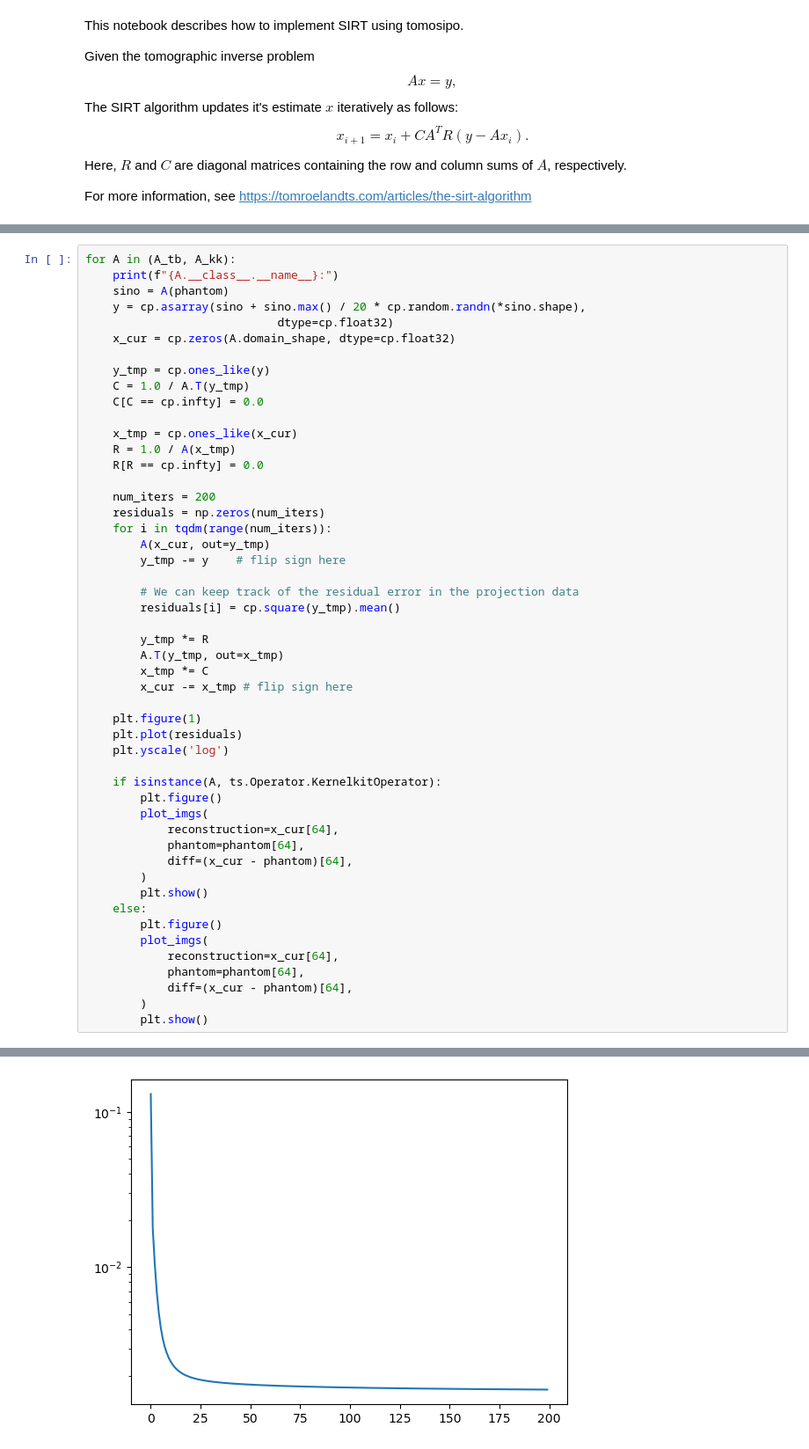
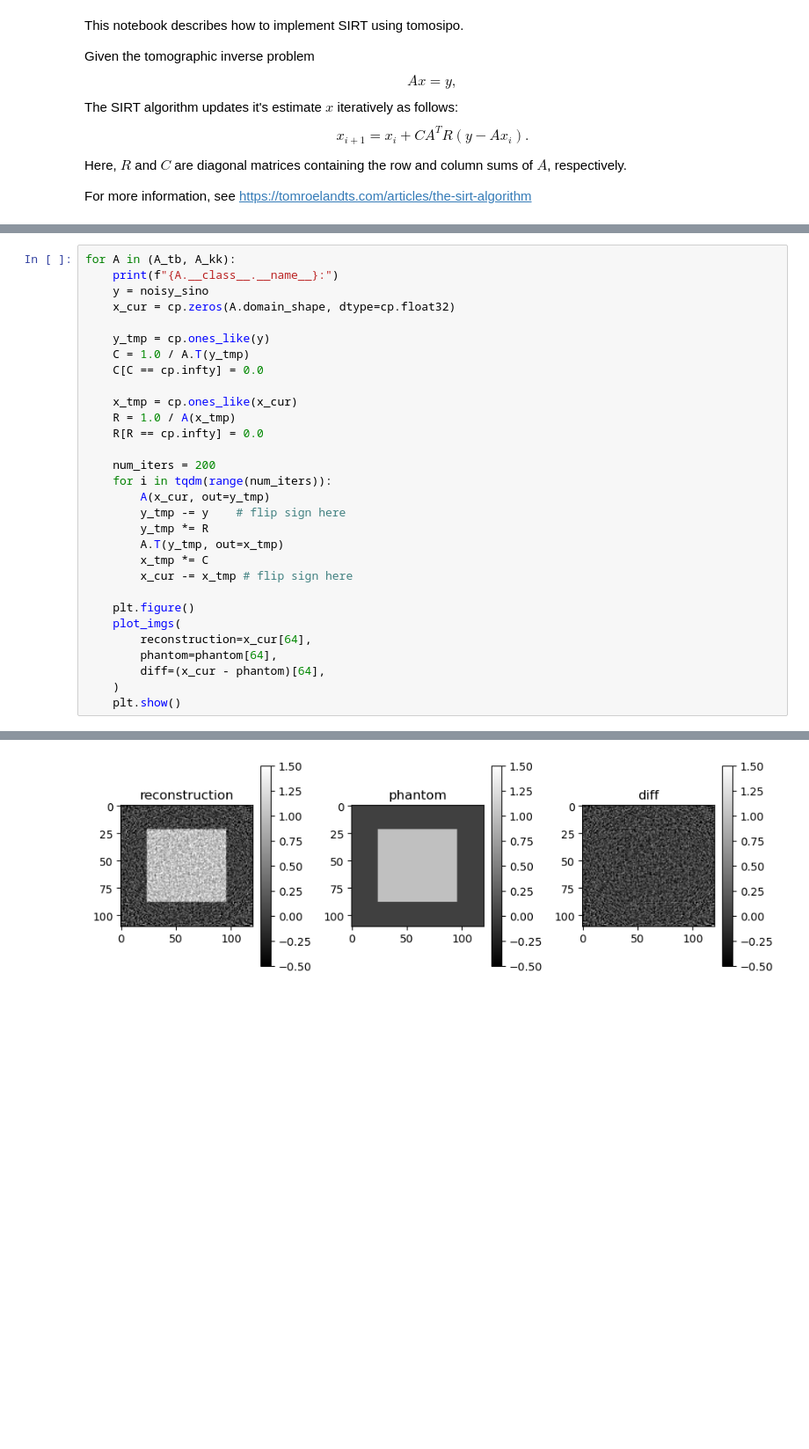
Before and after one commit to adriaangraas/tomosipo, a Jupyter notebook: notebooks/kernelkit.ipynb, the cells around one changed output, grey strips where cells are left out. Shown at 88% size. Drawn from its saved outputs; the diff is of its cells as text; blank space fills up the shorter version.

```diff
--- a/notebooks/kernelkit.ipynb
+++ b/notebooks/kernelkit.ipynb
@@ -116,9 +78,7 @@ Operator:
 # %%
 for A in (A_tb, A_kk):
     print(f"{A.__class__.__name__}:")
-    sino = A(phantom)
-    y = cp.asarray(sino + sino.max() / 20 * cp.random.randn(*sino.shape),
-                            dtype=cp.float32)
+    y = noisy_sino
     x_cur = cp.zeros(A.domain_shape, dtype=cp.float32)
 
     y_tmp = cp.ones_like(y)
@@ -130,38 +90,20 @@ for A in (A_tb, A_kk):
     R[R == cp.infty] = 0.0
 
     num_iters = 200
-    residuals = np.zeros(num_iters)
     for i in tqdm(range(num_iters)):
         A(x_cur, out=y_tmp)
         y_tmp -= y    # flip sign here
-
-        # We can keep track of the residual error in the projection data
-        residuals[i] = cp.square(y_tmp).mean()
-
         y_tmp *= R
         A.T(y_tmp, out=x_tmp)
         x_tmp *= C
         x_cur -= x_tmp # flip sign here
 
-    plt.figure(1)
-    plt.plot(residuals)
-    plt.yscale('log')
-
-    if isinstance(A, ts.Operator.KernelkitOperator):
-        plt.figure()
-        plot_imgs(
-            reconstruction=x_cur[64],
-            phantom=phantom[64],
-            diff=(x_cur - phantom)[64],
-        )
-        plt.show()
-    else:
-        plt.figure()
-        plot_imgs(
-            reconstruction=x_cur[64],
-            phantom=phantom[64],
-            diff=(x_cur - phantom)[64],
-        )
-        plt.show()
+    plt.figure()
+    plot_imgs(
+        reconstruction=x_cur[64],
+        phantom=phantom[64],
+        diff=(x_cur - phantom)[64],
+    )
+    plt.show()
 # %% [output]
 Operator:
@@ -168 +111 @@ Operator:
-[figure, old version]
+[figure, new version]
```
Also changed, not shown: parts of 5 cells of this notebook, 1 other file.
